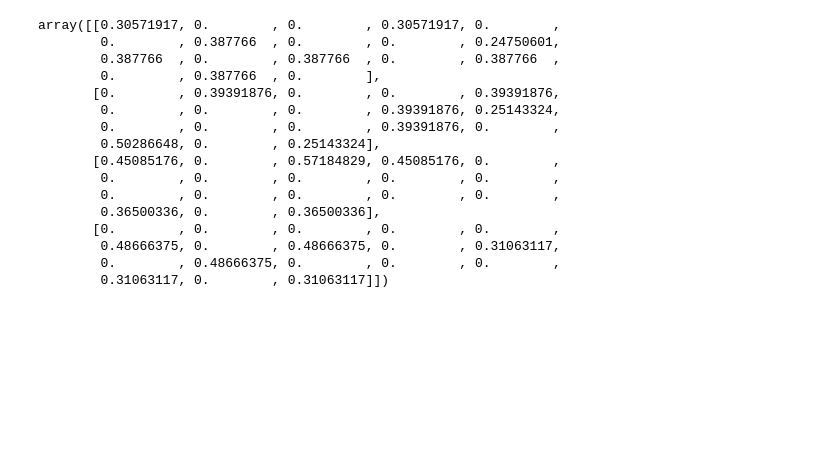
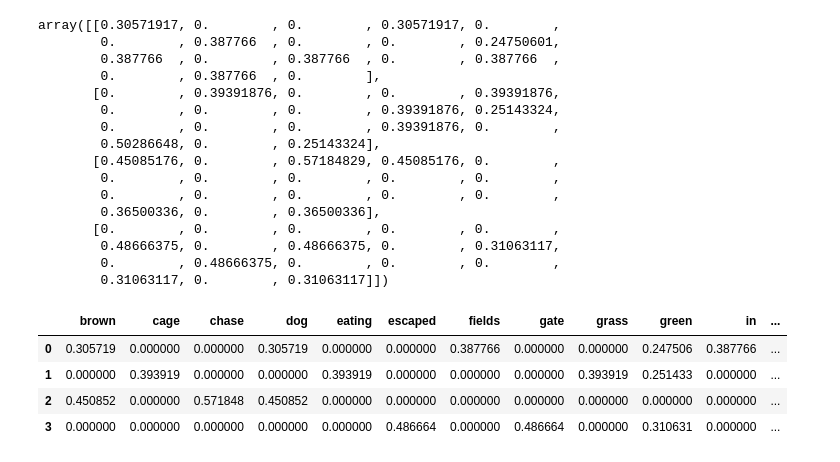
Before and after one commit to ankurs190/GenAI-Durgasoft-, a Jupyter notebook: NLP_Durgasoft.ipynb, the cells around one changed output. Cells and saved outputs as stored; diff of their text form; code cells hidden in the pictures; blank space fills up the shorter version.

```diff
--- a/NLP_Durgasoft.ipynb
+++ b/NLP_Durgasoft.ipynb
@@ -1118,3 +1144,14 @@ array([[0.30571917, 0.        , 0.        , 0.30571917, 0.        ,
         0.48666375, 0.        , 0.48666375, 0.        , 0.31063117,
         0.        , 0.48666375, 0.        , 0.        , 0.        ,
         0.31063117, 0.        , 0.31063117]])
+# %%
+import pandas as pd
+pd.DataFrame(out , columns=['brown', 'cage', 'chase', 'dog', 'eating', 'escaped', 'fields',
+       'gate', 'grass', 'green', 'in', 'into', 'is', 'near', 'playing',
+       'rabbit', 'tall', 'white'] )
+# %% [output]
+|  | brown | cage | chase | dog | eating | escaped | fields | gate | grass | green | in | ... |
+| 0 | 0.305719 | 0.000000 | 0.000000 | 0.305719 | 0.000000 | 0.000000 | 0.387766 | 0.000000 | 0.000000 | 0.247506 | 0.387766 | ... |
+| 1 | 0.000000 | 0.393919 | 0.000000 | 0.000000 | 0.393919 | 0.000000 | 0.000000 | 0.000000 | 0.393919 | 0.251433 | 0.000000 | ... |
+| 2 | 0.450852 | 0.000000 | 0.571848 | 0.450852 | 0.000000 | 0.000000 | 0.000000 | 0.000000 | 0.000000 | 0.000000 | 0.000000 | ... |
+| 3 | 0.000000 | 0.000000 | 0.000000 | 0.000000 | 0.000000 | 0.486664 | 0.000000 | 0.486664 | 0.000000 | 0.310631 | 0.000000 | ... |
```
Also changed, not shown: parts of 16 cells of this notebook.
